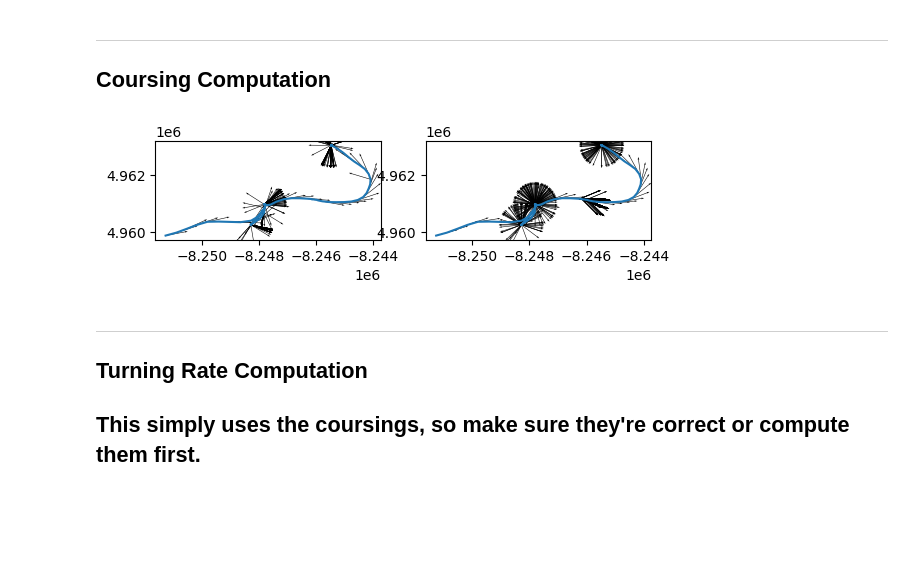
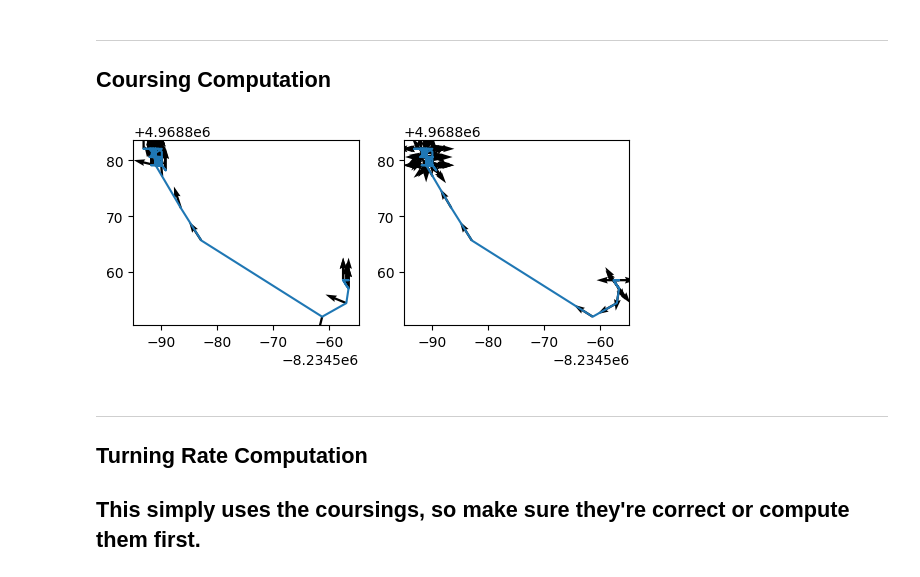
Before and after one commit to derekeden/trackio, a Jupyter notebook: notebooks/09 - Computing Derived Dynamic Data (Feature Engineering).ipynb, the cells around one changed output. Cells and saved outputs as stored; diff of their text form; code cells hidden in the pictures; blank space fills up the shorter version.

```diff
--- a/notebooks/09 - Computing Derived Dynamic Data (Feature Engineering).ipynb
+++ b/notebooks/09 - Computing Derived Dynamic Data (Feature Engineering).ipynb
@@ -17,11 +19,14 @@ ___
 ## Coursing Computation
 # %%
 #define a track id
-track_id = ds.tracks.index[44]
+track_id = 'Vessel_367531680_T0'
 
 #get original track
 original = ds.get_track(track_id)
 # %%
 #compute the coursing from the points
 ds = ds.compute_coursing(tracks=[track_id],
-                         method='middle')
+                         method='forward')
+
+#get computed track
+computed = ds.get_track(track_id)
@@ -31,22 +33,22 @@ computed = ds.get_track(track_id)
 # %%
 #plot the two
 fig, ax = plt.subplots(1, 2)
 
 #original
 ax[0].plot(original['X'], original['Y'])
 u = np.sin(np.radians(original['Coursing']))
 v = np.cos(np.radians(original['Coursing']))
-ax[0].quiver(original['X'], original['Y'], u, v, scale=10)
+ax[0].quiver(original['X'], original['Y'], u, v, scale=10, width=0.01)
 ax[0].set_aspect('equal')
 
 #computed
 ax[1].plot(computed['X'], computed['Y'])
 u = np.sin(np.radians(computed['Coursing']))
 v = np.cos(np.radians(computed['Coursing']))
-ax[1].quiver(computed['X'], computed['Y'], u, v, scale=10)
+ax[1].quiver(computed['X'], computed['Y'], u, v, scale=10, width=0.01)
 ax[1].set_aspect('equal')
 # %% [output]
-[figure, old version]
+[figure, new version]
 # %% [markdown]
 ___
 ## Turning Rate Computation
```
Also changed, not shown: parts of 22 cells of this notebook, 11 other files.
